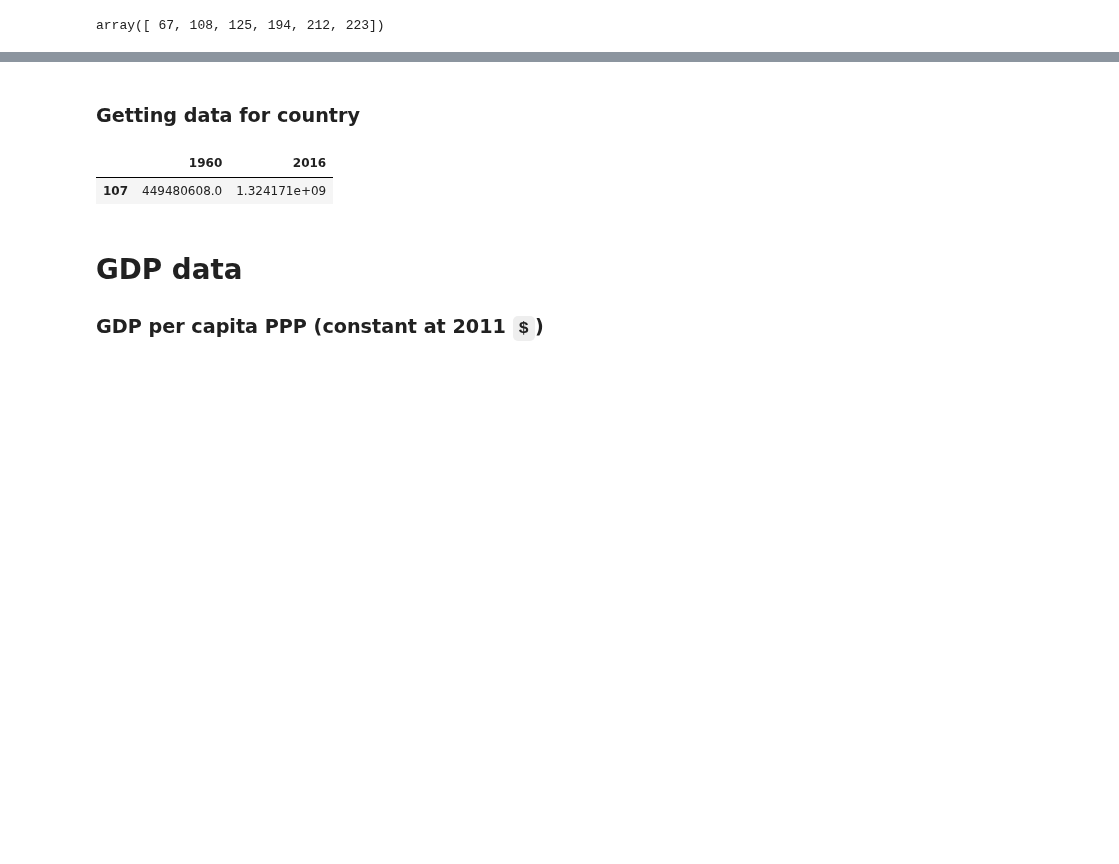
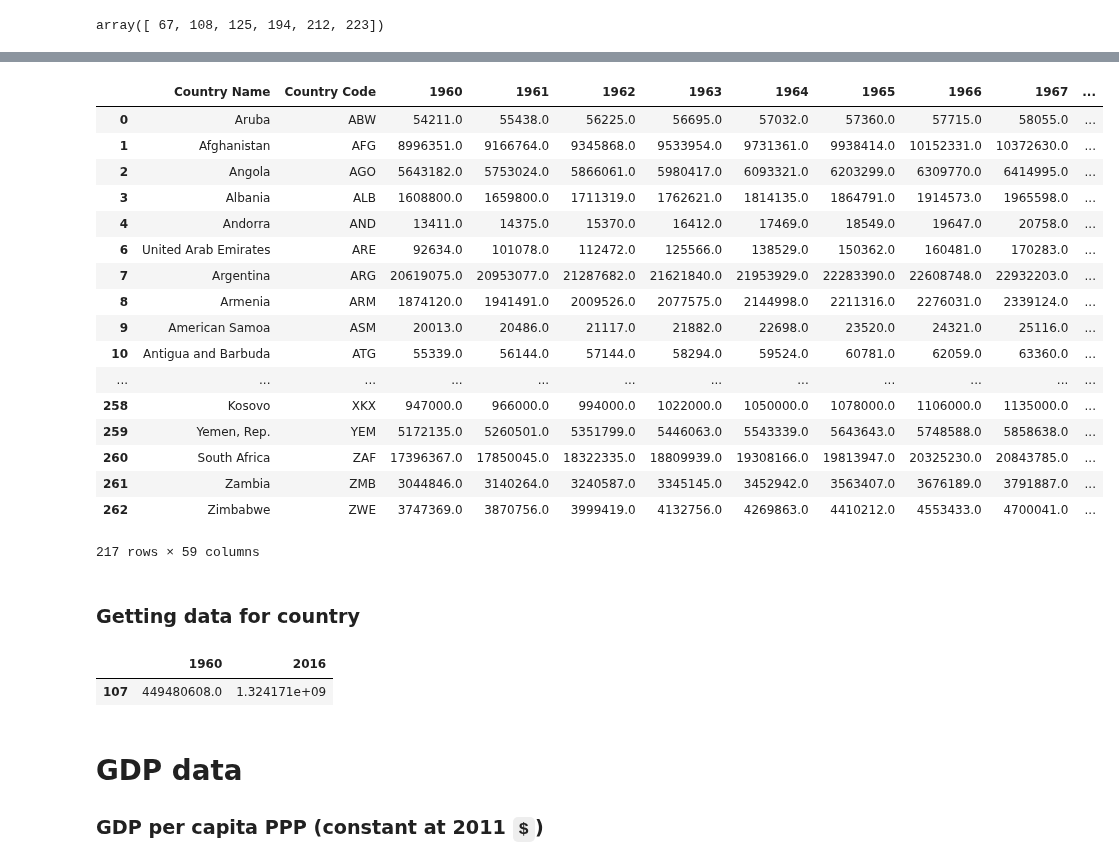
Before and after one commit to moonlimb/zerg, a Jupyter notebook: data/WB/task3_WB_analysis.ipynb, the cells around one changed output, grey strips where cells are left out. Drawn from its saved outputs; the diff is of its cells as text; code cells hidden in the pictures; blank space fills up the shorter version.

Commit message:
Made filter_non_countries and cselect_Relevant_cols function to filter data

```diff
--- a/data/WB/task3_WB_analysis.ipynb
+++ b/data/WB/task3_WB_analysis.ipynb
@@ -162,0 +193,43 @@ df_pop.drop(df_pop.index[108])
+# %%
+def filter_non_countries(_df, _metadata):
+    '''
+    _df : pd.DataFrame
+        either income or population data
+
+    _metadata : pd.DataFrame
+        metadata on a list of entries including countries and non-countries
+        data source is from the World Bank
+        has IncomeGroup column that is not null for countries (217)
+
+    '''
+    merged = _df.merge(_metadata, on='Country Code')
+
+    non_country_mask = merged['IncomeGroup'].isnull()
+    merged_country_only = merged[~non_country_mask]
+    return merged_country_only
+
+def select_relevant_cols(_df):
+    _cols = ['Country Name'] + ['Country Code'] + [str(yr) for yr in range(1960, 2017)]
+    return merged_country_only[_cols]
+
+df_country_only = filter_non_countries(df2, meta_country)
+select_relevant_cols(df_country_only).colu
+# %% [output]
+|  | Country Name | Country Code | 1960 | 1961 | 1962 | 1963 | 1964 | 1965 | 1966 | 1967 | ... |
+| 0 | Aruba | ABW | 54211.0 | 55438.0 | 56225.0 | 56695.0 | 57032.0 | 57360.0 | 57715.0 | 58055.0 | ... |
+| 1 | Afghanistan | AFG | 8996351.0 | 9166764.0 | 9345868.0 | 9533954.0 | 9731361.0 | 9938414.0 | 10152331.0 | 10372630.0 | ... |
+| 2 | Angola | AGO | 5643182.0 | 5753024.0 | 5866061.0 | 5980417.0 | 6093321.0 | 6203299.0 | 6309770.0 | 6414995.0 | ... |
+| 3 | Albania | ALB | 1608800.0 | 1659800.0 | 1711319.0 | 1762621.0 | 1814135.0 | 1864791.0 | 1914573.0 | 1965598.0 | ... |
+| 4 | Andorra | AND | 13411.0 | 14375.0 | 15370.0 | 16412.0 | 17469.0 | 18549.0 | 19647.0 | 20758.0 | ... |
+| 6 | United Arab Emirates | ARE | 92634.0 | 101078.0 | 112472.0 | 125566.0 | 138529.0 | 150362.0 | 160481.0 | 170283.0 | ... |
+| 7 | Argentina | ARG | 20619075.0 | 20953077.0 | 21287682.0 | 21621840.0 | 21953929.0 | 22283390.0 | 22608748.0 | 22932203.0 | ... |
+| 8 | Armenia | ARM | 1874120.0 | 1941491.0 | 2009526.0 | 2077575.0 | 2144998.0 | 2211316.0 | 2276031.0 | 2339124.0 | ... |
+| 9 | American Samoa | ASM | 20013.0 | 20486.0 | 21117.0 | 21882.0 | 22698.0 | 23520.0 | 24321.0 | 25116.0 | ... |
+| 10 | Antigua and Barbuda | ATG | 55339.0 | 56144.0 | 57144.0 | 58294.0 | 59524.0 | 60781.0 | 62059.0 | 63360.0 | ... |
+| ... | ... | ... | ... | ... | ... | ... | ... | ... | ... | ... | ... |
+| 258 | Kosovo | XKX | 947000.0 | 966000.0 | 994000.0 | 1022000.0 | 1050000.0 | 1078000.0 | 1106000.0 | 1135000.0 | ... |
+| 259 | Yemen, Rep. | YEM | 5172135.0 | 5260501.0 | 5351799.0 | 5446063.0 | 5543339.0 | 5643643.0 | 5748588.0 | 5858638.0 | ... |
+| 260 | South Africa | ZAF | 17396367.0 | 17850045.0 | 18322335.0 | 18809939.0 | 19308166.0 | 19813947.0 | 20325230.0 | 20843785.0 | ... |
+| 261 | Zambia | ZMB | 3044846.0 | 3140264.0 | 3240587.0 | 3345145.0 | 3452942.0 | 3563407.0 | 3676189.0 | 3791887.0 | ... |
+| 262 | Zimbabwe | ZWE | 3747369.0 | 3870756.0 | 3999419.0 | 4132756.0 | 4269863.0 | 4410212.0 | 4553433.0 | 4700041.0 | ... |
+217 rows × 59 columns
```
Also changed, not shown: parts of 9 cells of this notebook.
